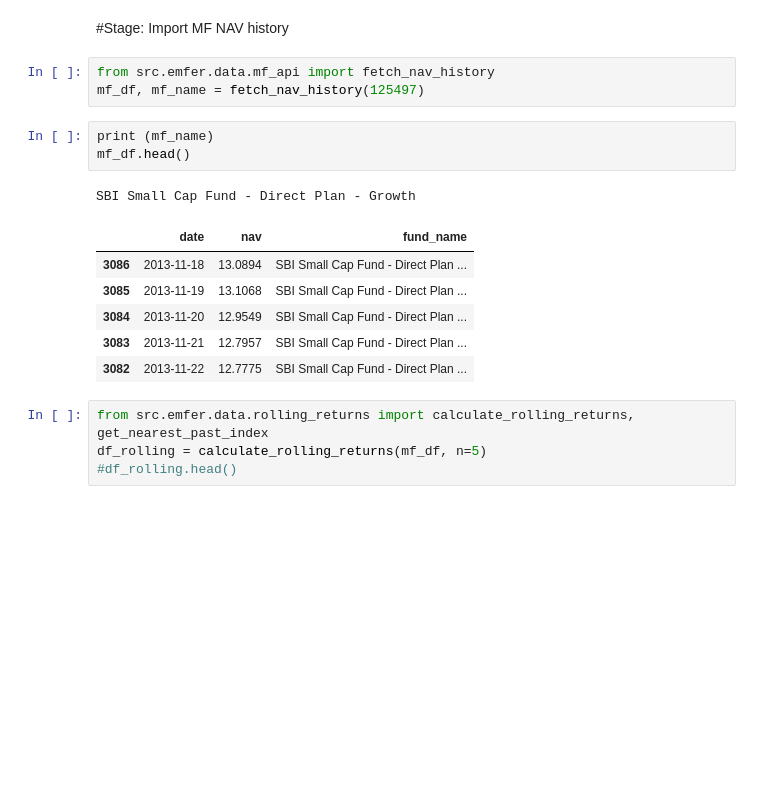
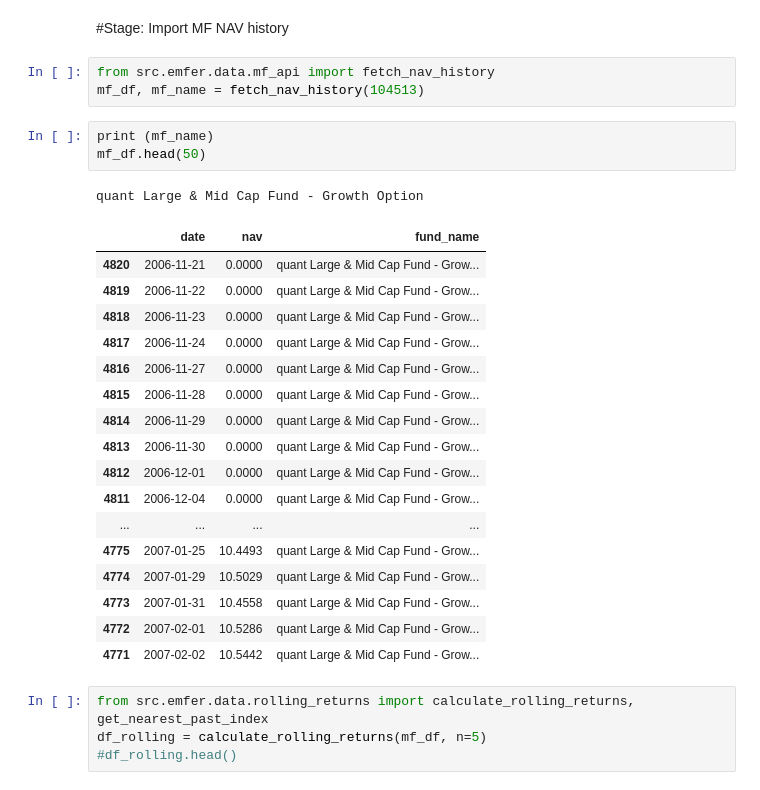
Before and after one commit to niloydas94/emfer_code, a Jupyter notebook: notebooks/temp.ipynb, the cells around one changed output. Drawn from its saved outputs; the diff is of its cells as text; blank space fills up the shorter version.

```diff
--- a/notebooks/temp.ipynb
+++ b/notebooks/temp.ipynb
@@ -16,18 +16,29 @@ print (os.getcwd())
 #Stage: Import MF NAV history
 # %%
 from src.emfer.data.mf_api import fetch_nav_history
-mf_df, mf_name = fetch_nav_history(125497)
+mf_df, mf_name = fetch_nav_history(104513)
 # %%
 print (mf_name)
-mf_df.head()
+mf_df.head(50)
 # %% [output]
-SBI Small Cap Fund - Direct Plan - Growth
+quant Large & Mid Cap Fund - Growth Option
 |  | date | nav | fund_name |
-| 3086 | 2013-11-18 | 13.0894 | SBI Small Cap Fund - Direct Plan ... |
-| 3085 | 2013-11-19 | 13.1068 | SBI Small Cap Fund - Direct Plan ... |
-| 3084 | 2013-11-20 | 12.9549 | SBI Small Cap Fund - Direct Plan ... |
-| 3083 | 2013-11-21 | 12.7957 | SBI Small Cap Fund - Direct Plan ... |
-| 3082 | 2013-11-22 | 12.7775 | SBI Small Cap Fund - Direct Plan ... |
+| 4820 | 2006-11-21 | 0.0000 | quant Large & Mid Cap Fund - Grow... |
+| 4819 | 2006-11-22 | 0.0000 | quant Large & Mid Cap Fund - Grow... |
+| 4818 | 2006-11-23 | 0.0000 | quant Large & Mid Cap Fund - Grow... |
+| 4817 | 2006-11-24 | 0.0000 | quant Large & Mid Cap Fund - Grow... |
+| 4816 | 2006-11-27 | 0.0000 | quant Large & Mid Cap Fund - Grow... |
+| 4815 | 2006-11-28 | 0.0000 | quant Large & Mid Cap Fund - Grow... |
+| 4814 | 2006-11-29 | 0.0000 | quant Large & Mid Cap Fund - Grow... |
+| 4813 | 2006-11-30 | 0.0000 | quant Large & Mid Cap Fund - Grow... |
+| 4812 | 2006-12-01 | 0.0000 | quant Large & Mid Cap Fund - Grow... |
+| 4811 | 2006-12-04 | 0.0000 | quant Large & Mid Cap Fund - Grow... |
+| ... | ... | ... | ... |
+| 4775 | 2007-01-25 | 10.4493 | quant Large & Mid Cap Fund - Grow... |
+| 4774 | 2007-01-29 | 10.5029 | quant Large & Mid Cap Fund - Grow... |
+| 4773 | 2007-01-31 | 10.4558 | quant Large & Mid Cap Fund - Grow... |
+| 4772 | 2007-02-01 | 10.5286 | quant Large & Mid Cap Fund - Grow... |
+| 4771 | 2007-02-02 | 10.5442 | quant Large & Mid Cap Fund - Grow... |
 # %%
 from src.emfer.data.rolling_returns import calculate_rolling_returns, get_nearest_past_index
 df_rolling = calculate_rolling_returns(mf_df, n=5)
```
Also changed, not shown: 8 other files.
